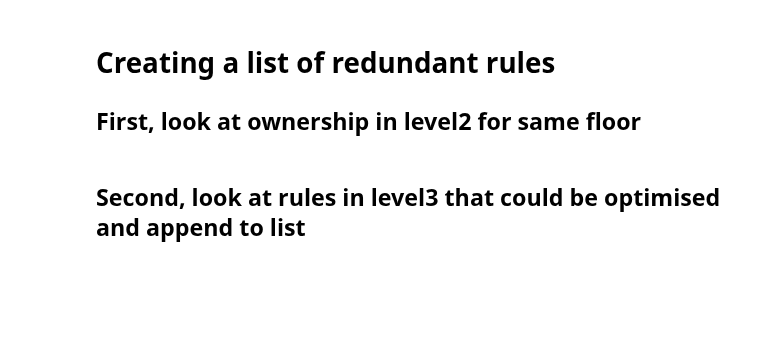
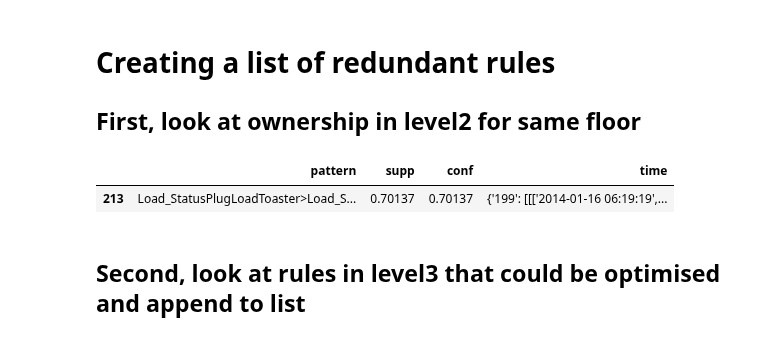
Before and after one commit to christiannielsen98/Datavidenskab-P6, a Jupyter notebook: Project/_05InferKnowledgeOfRules/pattern_rules_analysis.ipynb, the cells around one changed output. Drawn from its saved outputs; the diff is of its cells as text; code cells hidden in the pictures; blank space fills up the shorter version.

```diff
--- a/Project/_05InferKnowledgeOfRules/pattern_rules_analysis.ipynb
+++ b/Project/_05InferKnowledgeOfRules/pattern_rules_analysis.ipynb
@@ -90,7 +90,8 @@ def redundancy_filter_tool(dataframe=level3_df, regex_str='BR3[\w]*>[\w]*ChildB'
     dataframe = dataframe.loc[filter_rule_indexes(dataframe)[multi_floor_selector][select_index_dict]]
     return dataframe.loc[dataframe['pattern'].str.findall(regex_str).map(len) > 0]
 # %%
-redundancy_filter_tool(dataframe=level2_df, regex_str='[\w]*>[\w]*SensHeat', select_index_dict='psn_app', multi_floor=True)
+ownership1 = redundancy_filter_tool(dataframe=level2_df, regex_str='[\w]*>[\w]*SensHeat', select_index_dict='psn_app', multi_floor=True)
+ownership1
 # %% [output]
 |  | pattern | supp | conf | time |
 | 2 | Load_StatusMBALights>Load_StatusS... | 0.704110 | 0.709945 | {'199': [[['2014-01-16 05:59:19',... |
@@ -251,3 +258,8 @@ level3_df.loc[level3_df['pattern'].str.contains('VideoGame')]
 # %% [markdown]
 # Creating a list of redundant rules
 ## First, look at ownership in level2 for same floor
+# %%
+ownership1.iloc[[1]]
+# %% [output]
+|  | pattern | supp | conf | time |
+| 213 | Load_StatusPlugLoadToaster>Load_S... | 0.70137 | 0.70137 | {'199': [[['2014-01-16 06:19:19',... |
```
Also changed, not shown: parts of 5 cells of this notebook.
